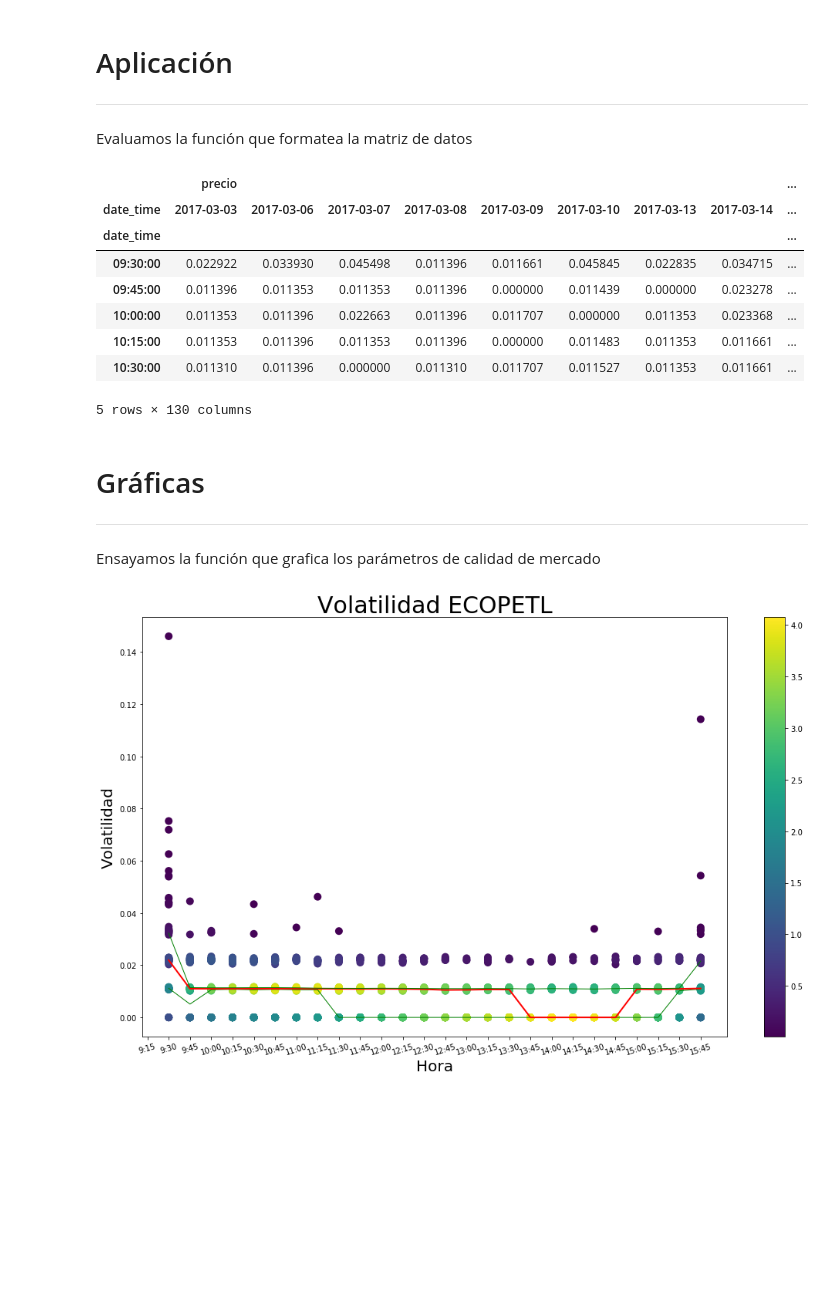
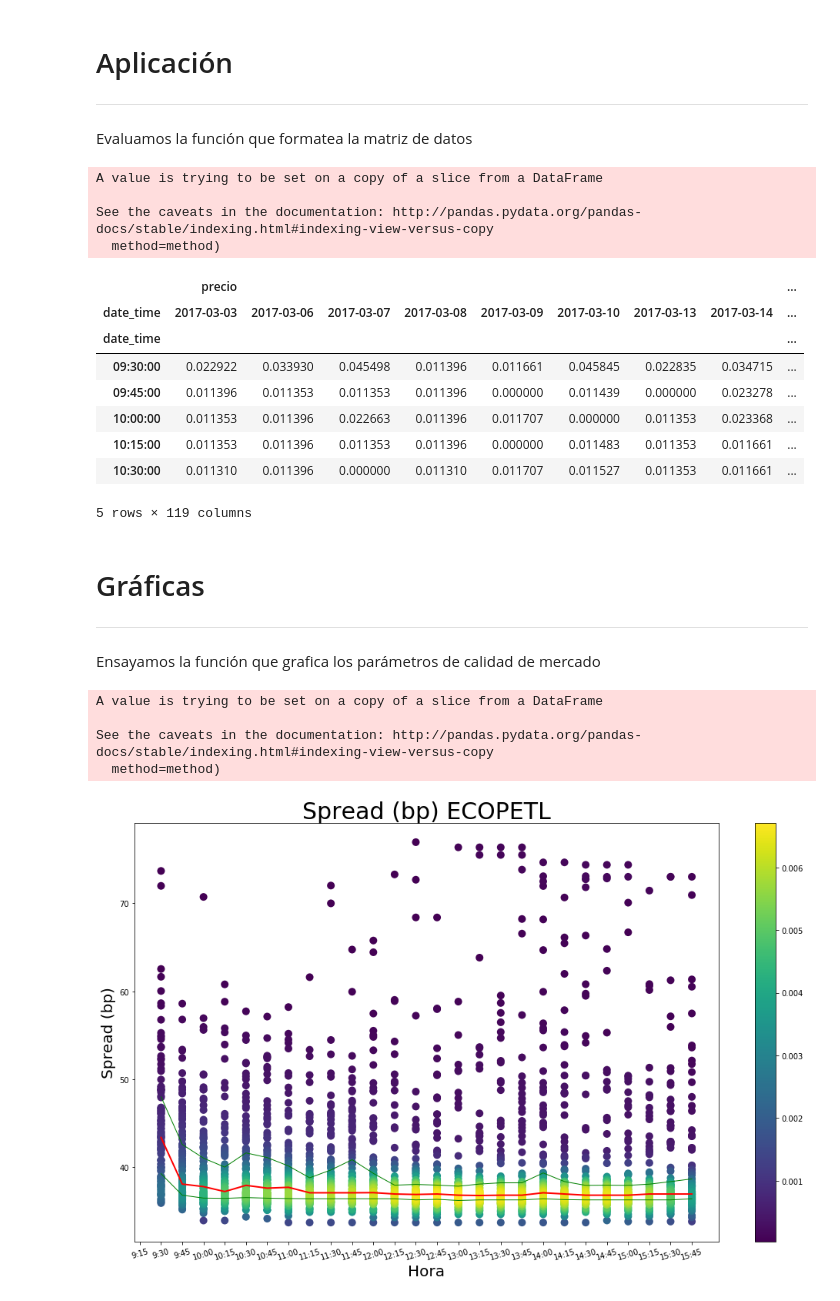
Before and after one commit to nromerodiaz/MarketQualityParams, a Jupyter notebook: Visualization.ipynb, the cells around one changed output. Saved outputs shown, nothing was run; the diff lists cells and outputs as text; code cells hidden in the pictures; blank space fills up the shorter version.

Commit message:
Converted spread to bp and added graph units

```diff
--- a/Visualization.ipynb
+++ b/Visualization.ipynb
@@ -14,0 +8,4 @@ pathGraficas = os.path.join(pathTesis,'Graficas')
+# %%
+DIRECTORY = os.getcwd()
+PATH      = os.path.join(DIRECTORY, "scipy_data.csv")
+PATH
@@ -15,6 +14,7 @@ pathGraficas = os.path.join(pathTesis,'Graficas')
 # %%
 # Traemos los datos que hemos pre-procesado
-data = pd.read_csv(os.path.join(pathData,'depth_data.csv'))
+#data = pd.read_csv(os.path.join(pathData,'depth_data.csv'))
+data = pd.read_csv(PATH)
 # %%
 data.head()
 # %% [output]
@@ -156,7 +144,7 @@ def get_stock_param(stockdata, stockticker, param_name):
         # Verificamos esta condicion que hizo Catalina
         spread15minF = spread15minF[spread15minF.sum(1)!=0]
 
-        return spread15minF
+        return 10000*spread15minF
 
     # Volumen
     elif(param_name == "Volumen"):
@@ -187,6 +175,29 @@ def get_stock_param(stockdata, stockticker, param_name):
         vol15minP.replace(0.0, np.nan, inplace=True)
 
         return vol15minP
+
+    # Retornos
+    elif(param_name == "Retorno"):
+        ret15min = stockdata.retorno.resample("15T", how='mean', ffil_method='bfill')#.mean()
+        ret15min = ret15min.between_time('9:30','15:45')
+        ret15min = ret15min.reset_index()
+
+        ret15min['date'] = pd.to_datetime(ret15min.date_time.dt.date)
+        ret15min['time'] = ret15min.date_time.dt.time
+
+        # Nos quedamos con los datos de los dias habiles
+        ret15minF = ret15min[ret15min.date.isin(bus_days)]
+
+        # Quitamos las columnas que ya no necesitamos
+        ret15minF = ret15minF.drop(['date', 'time'], axis=1)
+
+        # Pivoteamos los datos para que queden como indice la hora (vertical) y la fecha (horizontal)
+        ret15minF = ret15minF.pivot_table(index=[ret15minF.date_time.dt.time, ret15minF.date_time.dt.date]).unstack(1)
+
+        # Verificamos esta condicion que hizo Catalina
+        ret15minF = ret15minF[ret15minF.sum(1)!=0]
+
+        return ret15minF
 # %%
 # Funcion que grafica los resultados
 
@@ -195,6 +206,10 @@ def graph(stockdata, stockticker, param_name):
     df = get_stock_param(stockdata, stockticker, param_name)
     xx = []
     yy = []
+
+    # Ponemos el spread en bp
+    if(param_name == "Spread"):
+        param_name = "Spread (bp)"
 
     cont = 0 #El contador sera nuestro eje x, pondremos las horas correspondientes sobre esto
     xxq  = []
@@ -223,6 +238,7 @@ def graph(stockdata, stockticker, param_name):
     # La funcion stats.gaussian_kde() no acepta NaN, entonces aqui los reemplazo por cero
     # despues de ya haber calculado los cuantiles
     xy[np.isnan(xy)] = 0.0
+    #xy = xy[xy>0.0]
     z  = stats.gaussian_kde(xy)(xy) # Este comando colorea los puntos
 
     idx = z.argsort() # Ordenamos los puntos para que queden los mas rojos encima de los azules
@@ -260,6 +276,7 @@ def graph(stockdata, stockticker, param_name):
     plt.colorbar()
 
     plt.ylim((y_min-delta, y_max+delta))
+    #plt.savefig(stockticker+param_name+".pdf", bbox_inches="tight")
     plt.show()
 # %% [markdown]
 # Aplicación
@@ -274,6 +291,11 @@ dep   = get_stock_param(data, "ECOPETL", param_list[0])
 volat = get_stock_param(data, "ECOPETL", param_list[1])
 spr   = get_stock_param(data, "ECOPETL", param_list[2])
 volum = get_stock_param(data, "ECOPETL", param_list[3])
+# %% [output]
+A value is trying to be set on a copy of a slice from a DataFrame
+
+See the caveats in the documentation: http://pandas.pydata.org/pandas-docs/stable/indexing.html#indexing-view-versus-copy
+  method=method)
 # %%
 #volum[volum[volum.columns] != 0.0].tail()
 volat.head()
@@ -286,7 +308,7 @@ volat.head()
 | 10:00:00 | 0.011353 | 0.011396 | 0.022663 | 0.011396 | 0.011707 | 0.000000 | 0.011353 | 0.023368 | ... |
 | 10:15:00 | 0.011353 | 0.011396 | 0.011353 | 0.011396 | 0.000000 | 0.011483 | 0.011353 | 0.011661 | ... |
 | 10:30:00 | 0.011310 | 0.011396 | 0.000000 | 0.011310 | 0.011707 | 0.011527 | 0.011353 | 0.011661 | ... |
-5 rows × 130 columns
+5 rows × 119 columns
 # %% [markdown]
 # Gráficas
 ---
@@ -294,9 +316,13 @@ Ensayamos la función que grafica los parámetros de calidad de mercado
 # %%
 # Testeamos la funcion graph()
 
 param_list = ["log_depth", "Volatilidad", "Spread", "Volumen"]
-K = 1
+K = 2
 
 graph(data, "ECOPETL", param_list[K])
 # %% [output]
+A value is trying to be set on a copy of a slice from a DataFrame
+
+See the caveats in the documentation: http://pandas.pydata.org/pandas-docs/stable/indexing.html#indexing-view-versus-copy
+  method=method)
-[figure, old version]
+[figure, new version]
```
Also changed, not shown: parts of 5 cells of this notebook.
